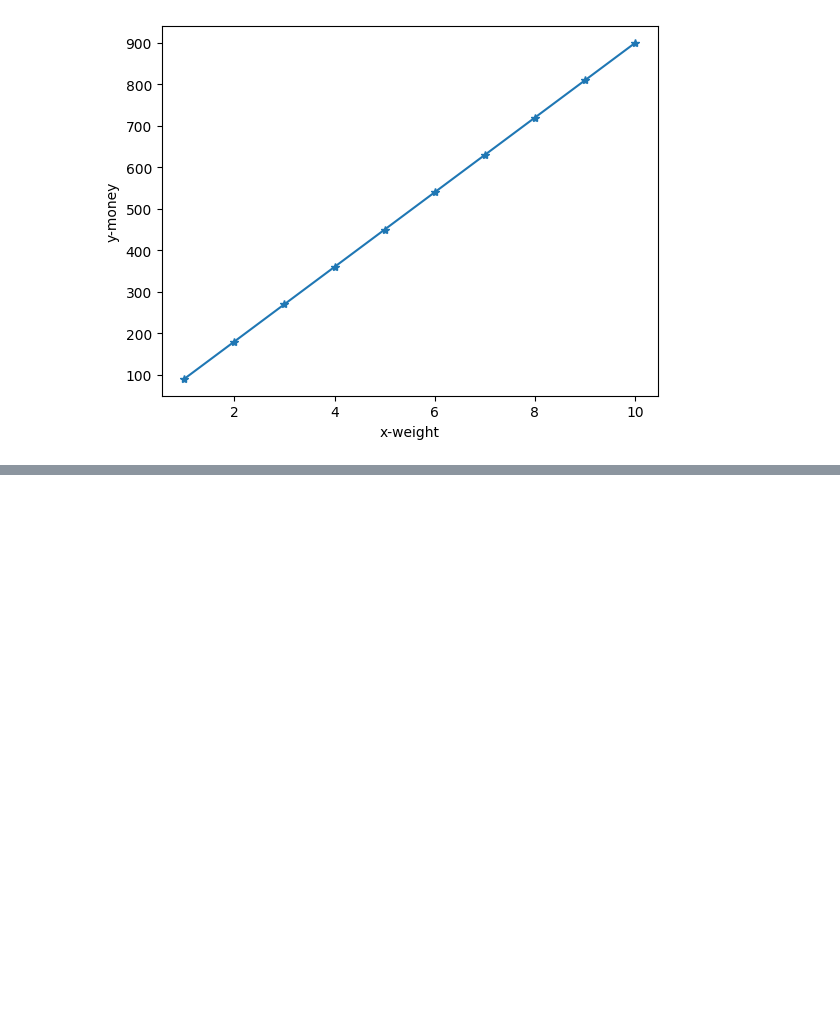
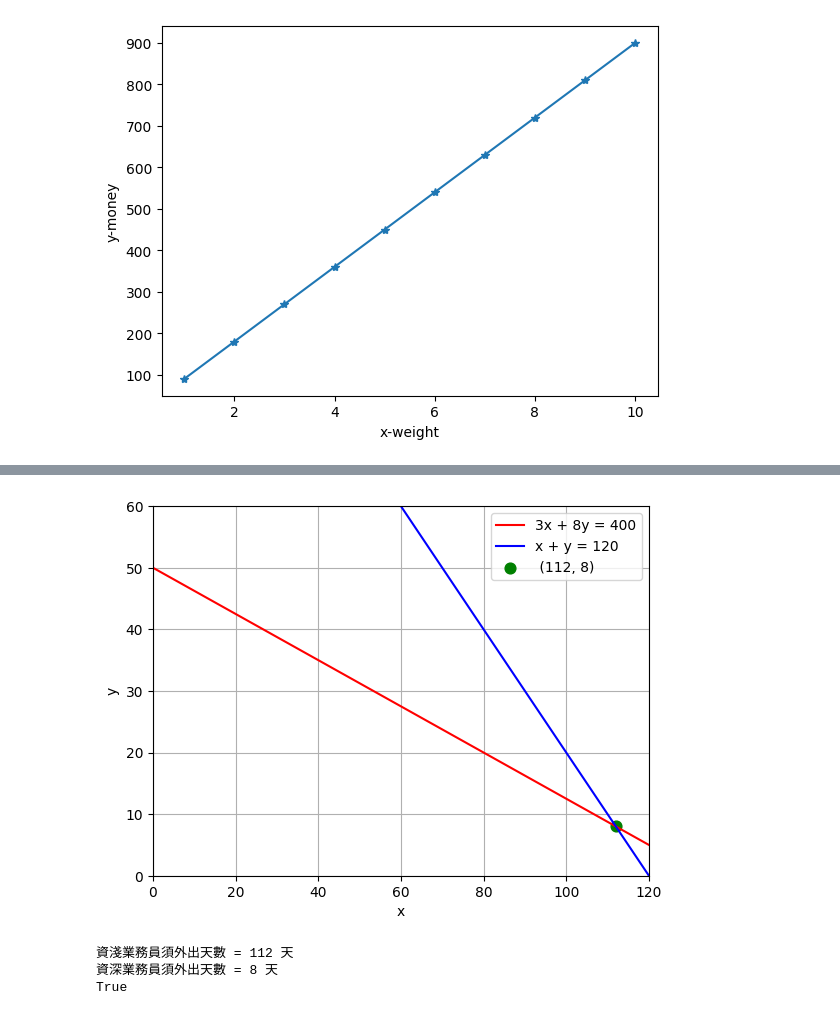
Before and after one commit to kevin1009651/math_0924, a Jupyter notebook: Welcome_To_Colab.ipynb, the cells around one changed output, grey strips where cells are left out. Drawn from its saved outputs; the diff is of its cells as text; code cells hidden in the pictures; blank space fills up the shorter version.

```diff
--- a/Welcome_To_Colab.ipynb
+++ b/Welcome_To_Colab.ipynb
@@ -171,0 +201,31 @@ plt.show()
+# %%
+from sympy import symbols, Eq, solve
+import matplotlib.pyplot as plt
+import numpy as np
+
+x, y = symbols('x y')
+ans = solve((Eq(3*x + 8*y, 400), Eq(x + y, 120)), (x, y))
+a, b = ans[x], ans[y]
+
+X = np.linspace(0, 150, 200)
+plt.plot(X, (400 - 3*X)/8, 'r', label='3x + 8y = 400')
+plt.plot(X, 120 - X, 'b', label='x + y = 120')
+plt.scatter(a, b, c='g', s=60, label=f' ({a}, {b})')
+
+plt.xlim(0, 120)
+plt.ylim(0, 60)
+
+plt.xlabel('x')
+plt.ylabel('y')
+plt.legend()
+plt.grid()
+plt.show()
+
+print(f"資淺業務員須外出天數 = {a} 天")
+print(f"資深業務員須外出天數 = {b} 天")
+print(a > b)
+# %% [output]
+[figure, added]
+資淺業務員須外出天數 = 112 天
+資深業務員須外出天數 = 8 天
+True
```
Also changed, not shown: parts of 2 cells of this notebook.
